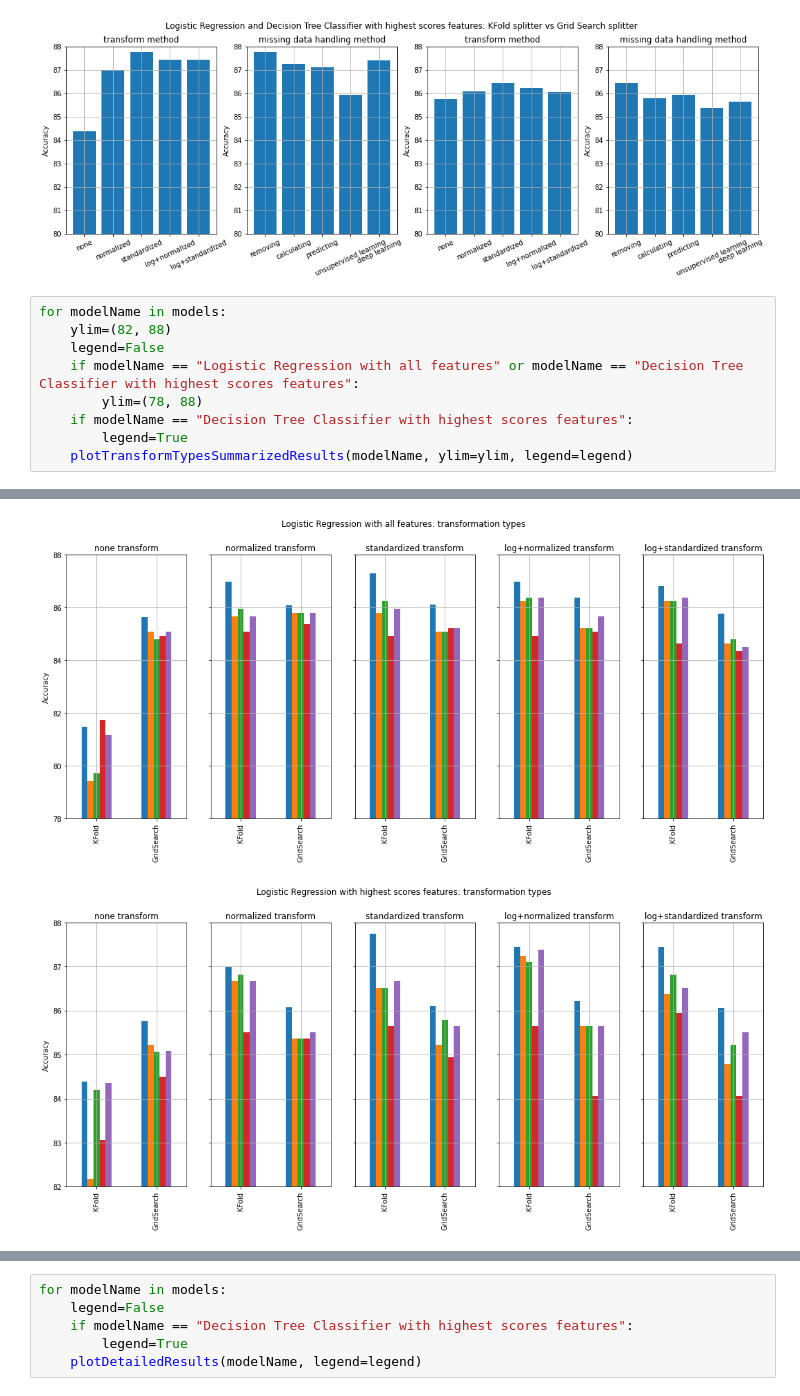
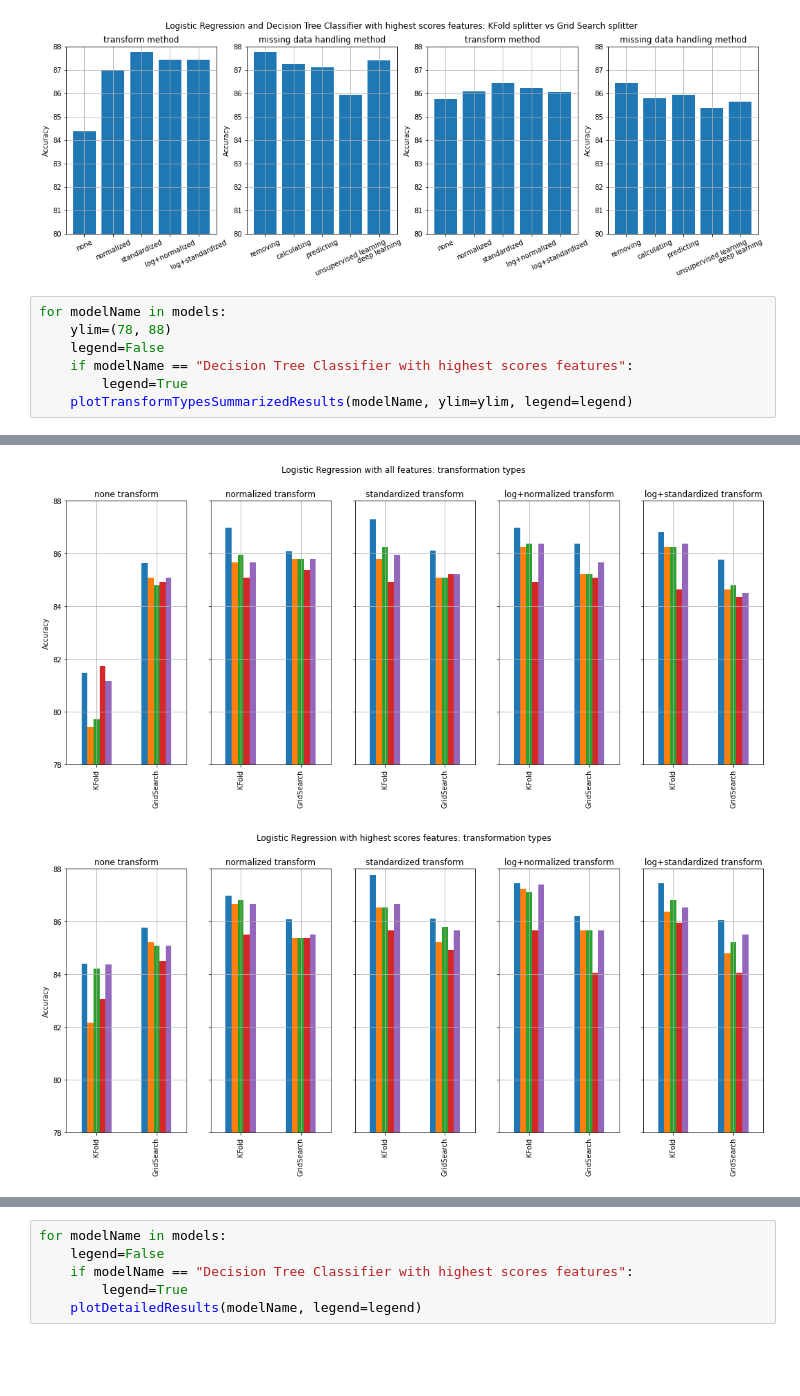
Before and after one commit to lebaz20/credit-approval-ml, a Jupyter notebook: project.ipynb, the cells around one changed output, grey strips where cells are left out. Saved outputs shown, nothing was run; the diff lists cells and outputs as text; blank space fills up the shorter version.

Commit message:
Fix graph scale

```diff
--- a/project.ipynb
+++ b/project.ipynb
@@ -1127,14 +1127,12 @@ for modelName in models:
 [figure]
 # %%
 for modelName in models:
-    ylim=(82, 88)
+    ylim=(78, 88)
     legend=False
-    if modelName == "Logistic Regression with all features" or modelName == "Decision Tree Classifier with highest scores features":
-        ylim=(78, 88)
     if modelName == "Decision Tree Classifier with highest scores features":
         legend=True
     plotTransformTypesSummarizedResults(modelName, ylim=ylim, legend=legend)
 # %% [output]
 [figure]
 [figure]
-[figure, old version]
+[figure, new version]
```
Also changed, not shown: parts of 1 cell of this notebook.
